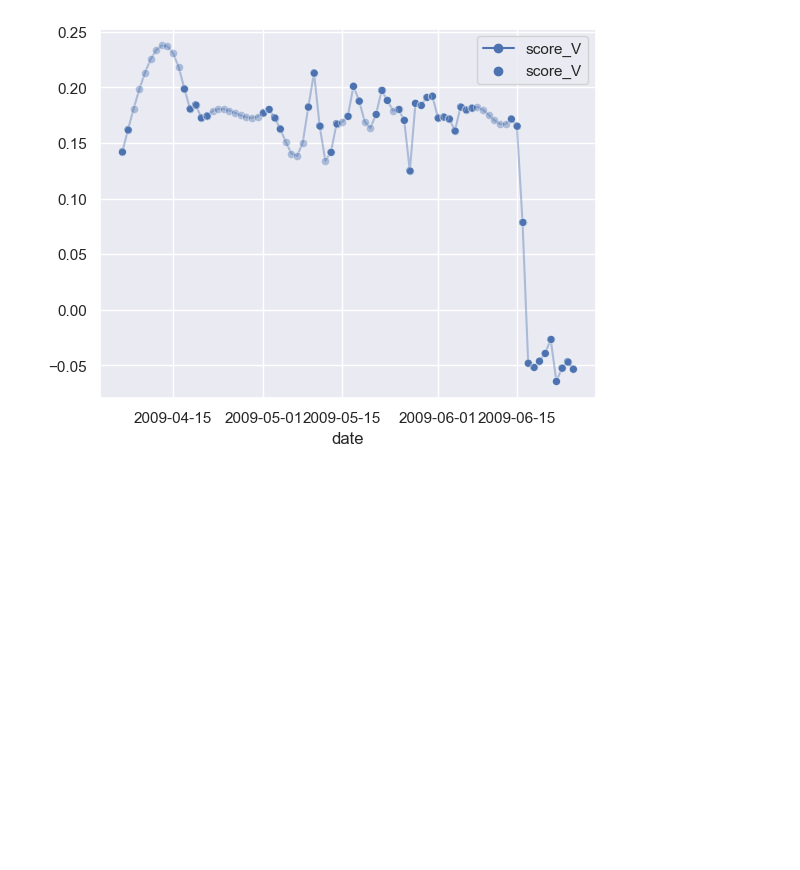
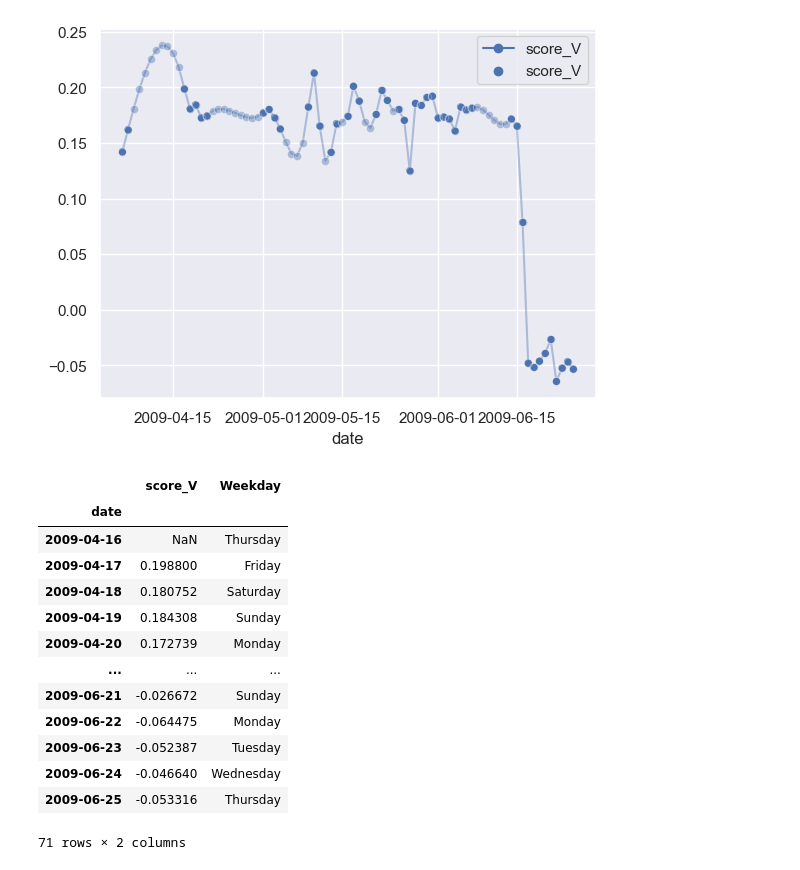
Before and after one commit to alexCCTcollege/CA2, a Jupyter notebook: EDA.ipynb, the cells around one changed output. Drawn from its saved outputs; the diff is of its cells as text; code cells hidden in the pictures; blank space fills up the shorter version.

```diff
--- a/EDA.ipynb
+++ b/EDA.ipynb
@@ -479,0 +471,17 @@ df_knn_imputed = pd.DataFrame(knn_imputer.fit_transform(df_knn), columns=df_knn.
+# %%
+data['2009-04-16':]
+# %% [output]
+|  | score_V | Weekday |
+| date |  |  |
+| 2009-04-16 | NaN | Thursday |
+| 2009-04-17 | 0.198800 | Friday |
+| 2009-04-18 | 0.180752 | Saturday |
+| 2009-04-19 | 0.184308 | Sunday |
+| 2009-04-20 | 0.172739 | Monday |
+| ... | ... | ... |
+| 2009-06-21 | -0.026672 | Sunday |
+| 2009-06-22 | -0.064475 | Monday |
+| 2009-06-23 | -0.052387 | Tuesday |
+| 2009-06-24 | -0.046640 | Wednesday |
+| 2009-06-25 | -0.053316 | Thursday |
+71 rows × 2 columns
```
Also changed, not shown: parts of 1 cell of this notebook, 1 other file.
